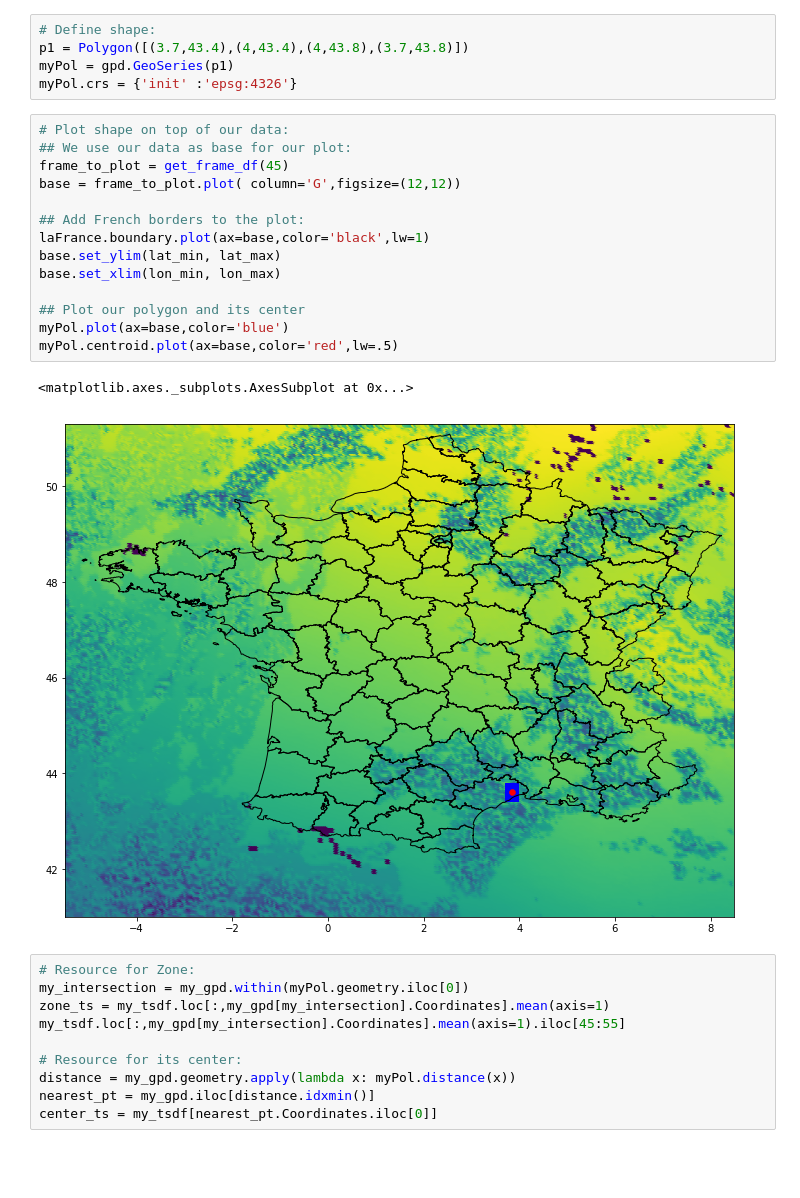
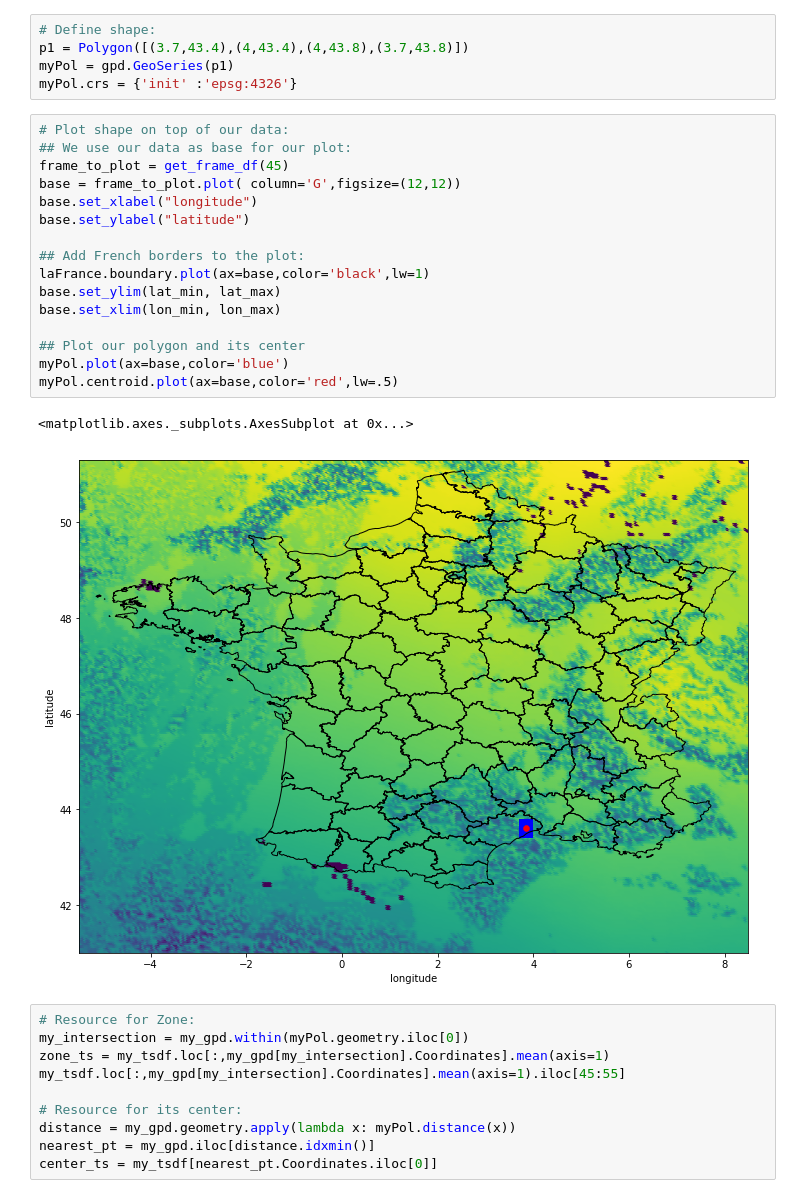
Before and after one commit to ec-nextgeoss/armines-cams-gridded-data, a Jupyter notebook: NextGEOSS-Pilot#1.ipynb, the cells around one changed output. Saved outputs shown, nothing was run; the diff lists cells and outputs as text; blank space fills up the shorter version.

```diff
--- a/NextGEOSS-Pilot#1.ipynb
+++ b/NextGEOSS-Pilot#1.ipynb
@@ -419,20 +411,22 @@ myPol.crs = {'init' :'epsg:4326'}
 # %%
 # Plot shape on top of our data:
 ## We use our data as base for our plot:
 frame_to_plot = get_frame_df(45)
 base = frame_to_plot.plot( column='G',figsize=(12,12))
+base.set_xlabel("longitude")
+base.set_ylabel("latitude")
 
 ## Add French borders to the plot:
 laFrance.boundary.plot(ax=base,color='black',lw=1)
 base.set_ylim(lat_min, lat_max)
 base.set_xlim(lon_min, lon_max)
 
 ## Plot our polygon and its center
 myPol.plot(ax=base,color='blue')
 myPol.centroid.plot(ax=base,color='red',lw=.5)
 # %% [output]
 <matplotlib.axes._subplots.AxesSubplot at 0x...>
-[figure, old version]
+[figure, new version]
 # %%
 # Resource for Zone:
 my_intersection = my_gpd.within(myPol.geometry.iloc[0])
```
Also changed, not shown: parts of 5 cells of this notebook.
